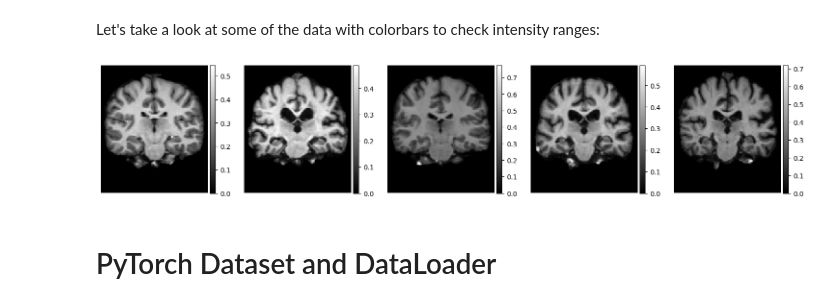
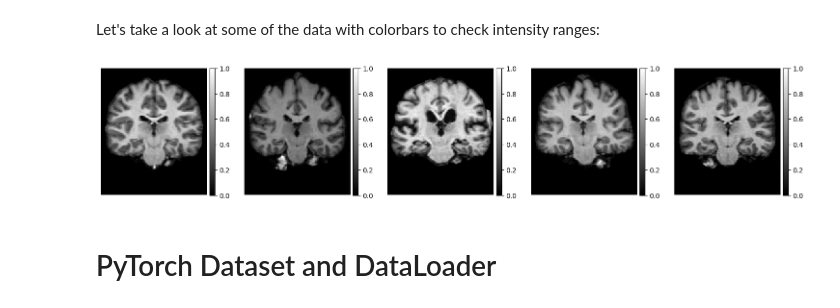
Before and after one commit to viper010404/VoxelMorphProject, a Jupyter notebook: pytorch_vxm_oasis_demo.ipynb, the cells around one changed output. Drawn from its saved outputs; the diff is of its cells as text; code cells hidden in the pictures.

```diff
--- a/pytorch_vxm_oasis_demo.ipynb
+++ b/pytorch_vxm_oasis_demo.ipynb
@@ -55,13 +55,28 @@ Let's take a look at some of the data with colorbars to check intensity ranges:
 # %%
 # Extract some random brain slices
 nb_vis = 5
 idx = np.random.choice(x_train.shape[0], nb_vis, replace=False)
 example_brains = [x_train[i, ...] for i in idx]
 
+# Visualize images, scaling each between 0 and 1
+def normalize_image(img):
+    min_val = img.min()
+    max_val = img.max()
+    if max_val > min_val:
+        return (img - min_val) / (max_val - min_val)
+    else:
+        return img * 0
+
+# Normalize to 0-1 range for consistent colorbar scaling
+example_brains_normalized = []
+for brain in example_brains:
+    brain_norm = normalize_image(brain)
+    example_brains_normalized.append(brain_norm)
+
 # Visualize
-ne.plot.slices(example_brains, cmaps=['gray'], do_colorbars=True);
+ne.plot.slices(example_brains_normalized, cmaps=['gray'], do_colorbars=True);
 # %% [output]
-[figure, old version]
+[figure, new version]
 # %% [markdown]
 # PyTorch Dataset and DataLoader
 # %% [markdown]
```
Also changed, not shown: parts of 15 cells of this notebook.
